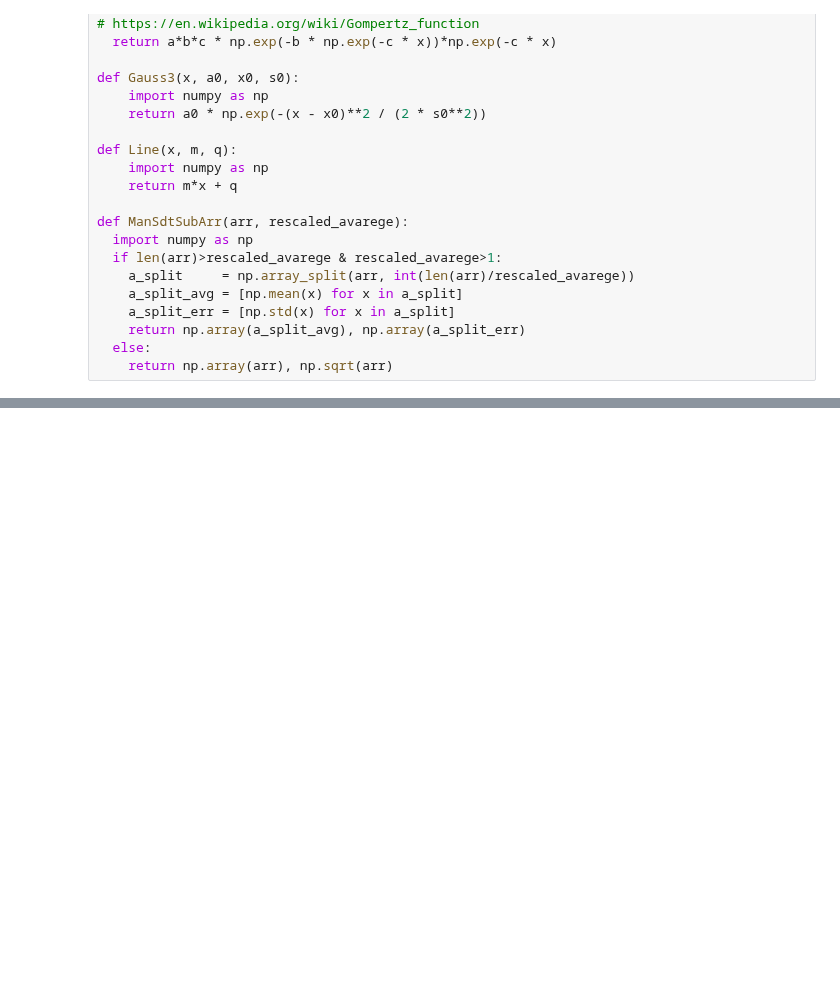
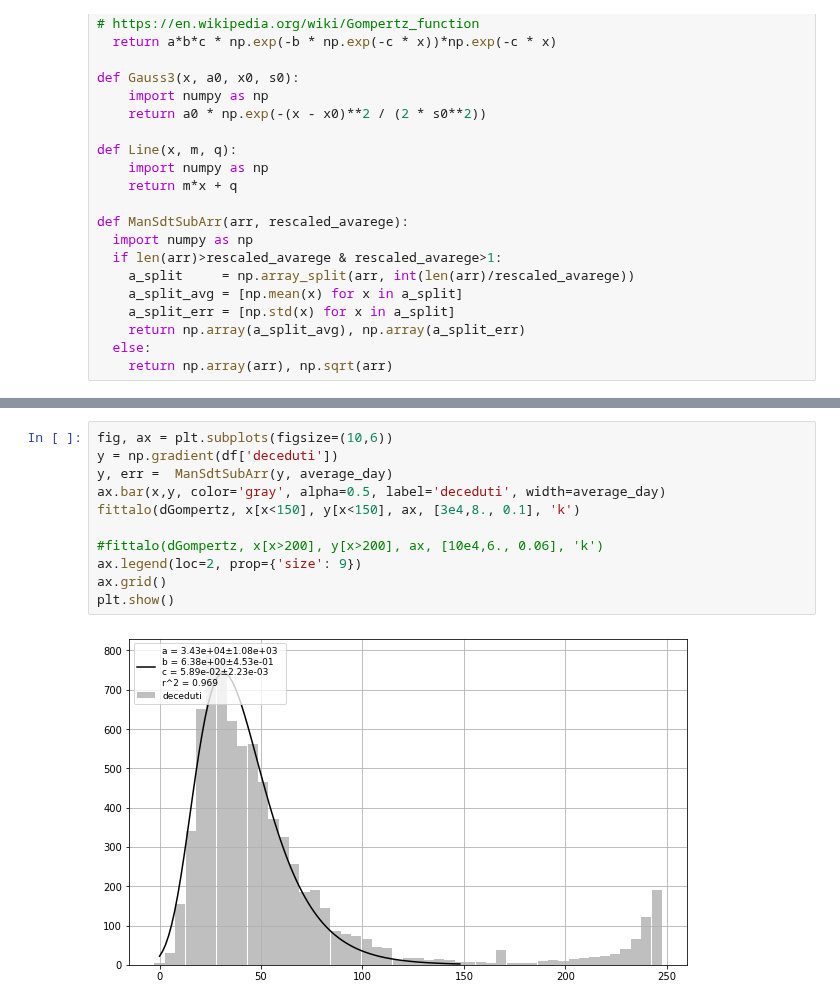
Before and after one commit to gmazzitelli/studenti, a Jupyter notebook: R_th.ipynb, the cells around one changed output, grey strips where cells are left out. Drawn from its saved outputs; the diff is of its cells as text; blank space fills up the shorter version.

```diff
--- a/R_th.ipynb
+++ b/R_th.ipynb
@@ -209,0 +210,13 @@ plt.show()
+# %%
+fig, ax = plt.subplots(figsize=(10,6))
+y = np.gradient(df['deceduti'])
+y, err =  ManSdtSubArr(y, average_day)
+ax.bar(x,y, color='gray', alpha=0.5, label='deceduti', width=average_day)
+fittalo(dGompertz, x[x<150], y[x<150], ax, [3e4,8., 0.1], 'k')
+
+#fittalo(dGompertz, x[x>200], y[x>200], ax, [10e4,6., 0.06], 'k')
+ax.legend(loc=2, prop={'size': 9})
+ax.grid()
+plt.show()
+# %% [output]
+[figure, added]
```
Also changed, not shown: parts of 2 cells of this notebook.
